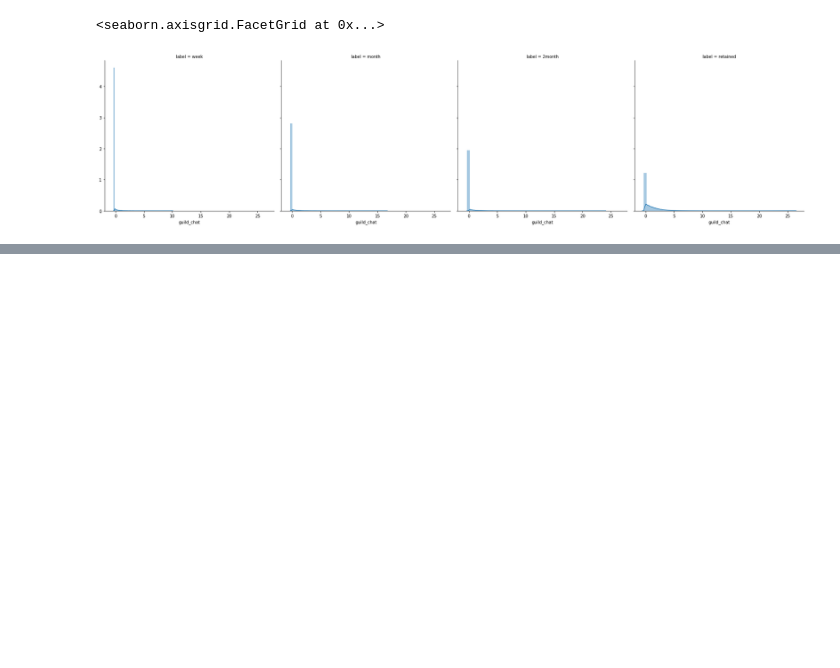
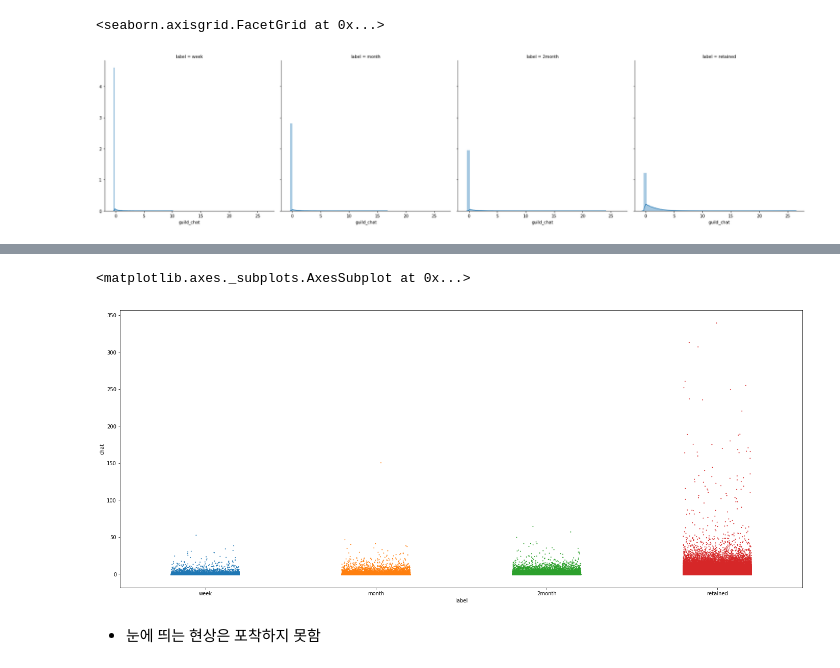
Before and after one commit to kookoowaa/Projects, a Jupyter notebook: Churn_with_Online_game/EDA_cwp.ipynb, the cells around one changed output, grey strips where cells are left out. Saved outputs shown, nothing was run; the diff lists cells and outputs as text; code cells hidden in the pictures; blank space fills up the shorter version.

```diff
--- a/Churn_with_Online_game/EDA_cwp.ipynb
+++ b/Churn_with_Online_game/EDA_cwp.ipynb
@@ -233,0 +254,7 @@ sns.FacetGrid(data = rd8, col='label', height = 6, col_order=the_order).map(sns.
+# %%
+sns.stripplot(x = 'label', y = 'chat', data = rd, jitter = 0.2, size =2)
+# %% [output]
+<matplotlib.axes._subplots.AxesSubplot at 0x...>
+[figure, added]
+# %% [markdown]
+- 눈에 띄는 현상은 포착하지 못함
```
Also changed, not shown: parts of 9 cells of this notebook.
